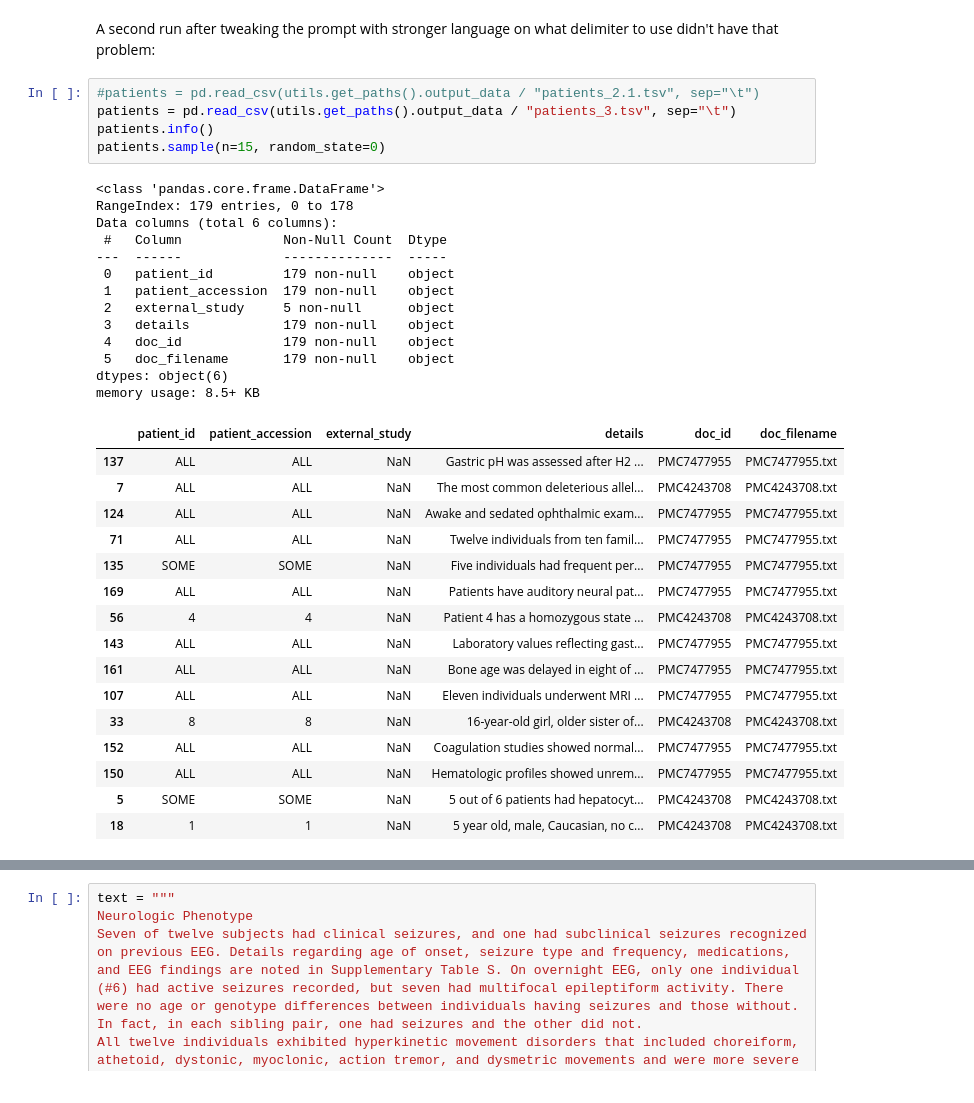
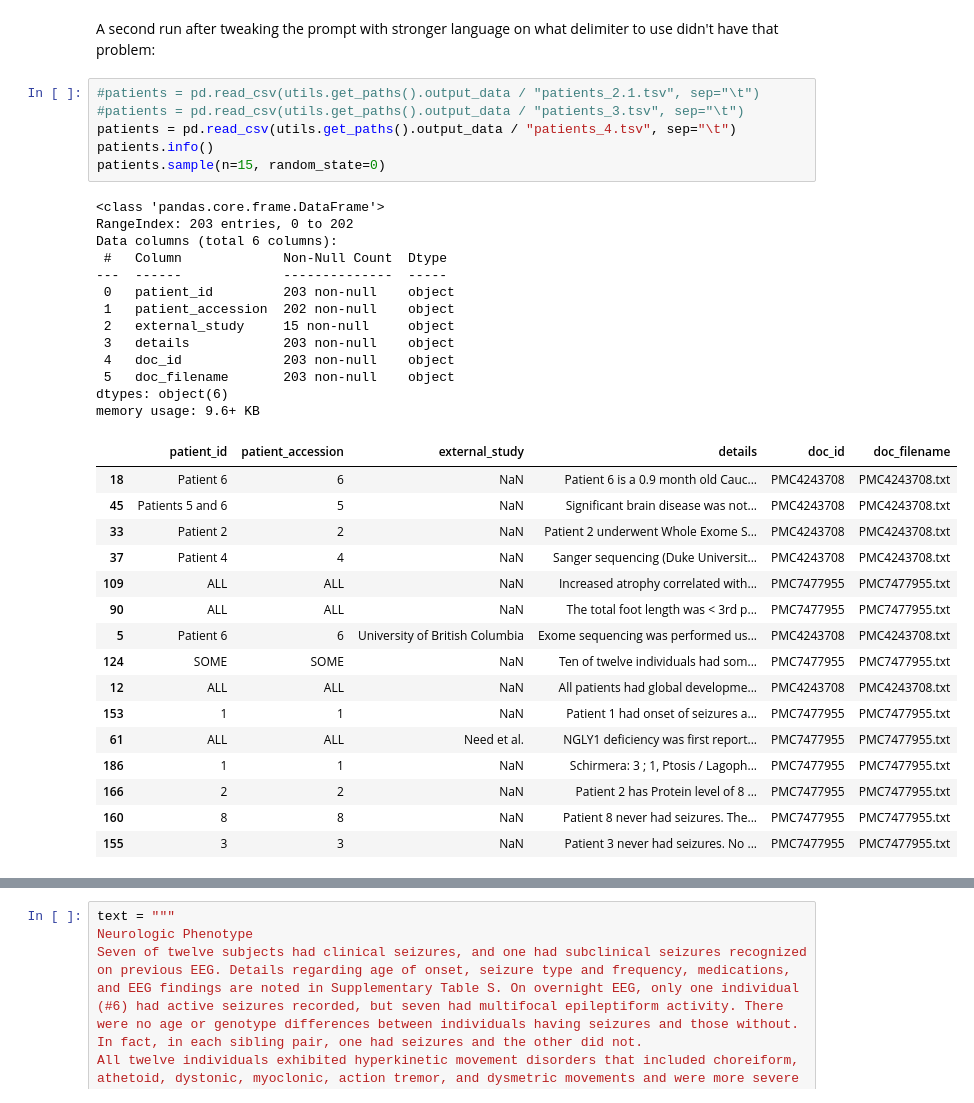
Before and after one commit to eric-czech/ngly1-gpt, a Jupyter notebook: ngly1_gpt/notebooks/patient_extraction.ipynb, the cells around one changed output, grey strips where cells are left out. Cells and saved outputs as stored; diff of their text form.

Commit message:
Add patient export pipeline

```diff
--- a/ngly1_gpt/notebooks/patient_extraction.ipynb
+++ b/ngly1_gpt/notebooks/patient_extraction.ipynb
@@ -86,39 +88,40 @@ memory usage: 8.6+ KB
 A second run after tweaking the prompt with stronger language on what delimiter to use didn't have that problem:
 # %%
 #patients = pd.read_csv(utils.get_paths().output_data / "patients_2.1.tsv", sep="\t")
-patients = pd.read_csv(utils.get_paths().output_data / "patients_3.tsv", sep="\t")
+#patients = pd.read_csv(utils.get_paths().output_data / "patients_3.tsv", sep="\t")
+patients = pd.read_csv(utils.get_paths().output_data / "patients_4.tsv", sep="\t")
 patients.info()
 patients.sample(n=15, random_state=0)
 # %% [output]
 <class 'pandas.core.frame.DataFrame'>
-RangeIndex: 179 entries, 0 to 178
+RangeIndex: 203 entries, 0 to 202
 Data columns (total 6 columns):
  #   Column             Non-Null Count  Dtype
 ---  ------             --------------  -----
- 0   patient_id         179 non-null    object
- 1   patient_accession  179 non-null    object
- 2   external_study     5 non-null      object
- 3   details            179 non-null    object
- 4   doc_id             179 non-null    object
- 5   doc_filename       179 non-null    object
+ 0   patient_id         203 non-null    object
+ 1   patient_accession  202 non-null    object
+ 2   external_study     15 non-null     object
+ 3   details            203 non-null    object
+ 4   doc_id             203 non-null    object
+ 5   doc_filename       203 non-null    object
 dtypes: object(6)
-memory usage: 8.5+ KB
+memory usage: 9.6+ KB
 |  | patient_id | patient_accession | external_study | details | doc_id | doc_filename |
-| 137 | ALL | ALL | NaN | Gastric pH was assessed after H2 ... | PMC7477955 | PMC7477955.txt |
-| 7 | ALL | ALL | NaN | The most common deleterious allel... | PMC4243708 | PMC4243708.txt |
-| 124 | ALL | ALL | NaN | Awake and sedated ophthalmic exam... | PMC7477955 | PMC7477955.txt |
-| 71 | ALL | ALL | NaN | Twelve individuals from ten famil... | PMC7477955 | PMC7477955.txt |
-| 135 | SOME | SOME | NaN | Five individuals had frequent per... | PMC7477955 | PMC7477955.txt |
-| 169 | ALL | ALL | NaN | Patients have auditory neural pat... | PMC7477955 | PMC7477955.txt |
-| 56 | 4 | 4 | NaN | Patient 4 has a homozygous state ... | PMC4243708 | PMC4243708.txt |
-| 143 | ALL | ALL | NaN | Laboratory values reflecting gast... | PMC7477955 | PMC7477955.txt |
-| 161 | ALL | ALL | NaN | Bone age was delayed in eight of ... | PMC7477955 | PMC7477955.txt |
-| 107 | ALL | ALL | NaN | Eleven individuals underwent MRI ... | PMC7477955 | PMC7477955.txt |
-| 33 | 8 | 8 | NaN | 16-year-old girl, older sister of... | PMC4243708 | PMC4243708.txt |
-| 152 | ALL | ALL | NaN | Coagulation studies showed normal... | PMC7477955 | PMC7477955.txt |
-| 150 | ALL | ALL | NaN | Hematologic profiles showed unrem... | PMC7477955 | PMC7477955.txt |
-| 5 | SOME | SOME | NaN | 5 out of 6 patients had hepatocyt... | PMC4243708 | PMC4243708.txt |
-| 18 | 1 | 1 | NaN | 5 year old, male, Caucasian, no c... | PMC4243708 | PMC4243708.txt |
+| 18 | Patient 6 | 6 | NaN | Patient 6 is a 0.9 month old Cauc... | PMC4243708 | PMC4243708.txt |
+| 45 | Patients 5 and 6 | 5 | NaN | Significant brain disease was not... | PMC4243708 | PMC4243708.txt |
+| 33 | Patient 2 | 2 | NaN | Patient 2 underwent Whole Exome S... | PMC4243708 | PMC4243708.txt |
+| 37 | Patient 4 | 4 | NaN | Sanger sequencing (Duke Universit... | PMC4243708 | PMC4243708.txt |
+| 109 | ALL | ALL | NaN | Increased atrophy correlated with... | PMC7477955 | PMC7477955.txt |
+| 90 | ALL | ALL | NaN | The total foot length was < 3rd p... | PMC7477955 | PMC7477955.txt |
+| 5 | Patient 6 | 6 | University of British Columbia | Exome sequencing was performed us... | PMC4243708 | PMC4243708.txt |
+| 124 | SOME | SOME | NaN | Ten of twelve individuals had som... | PMC7477955 | PMC7477955.txt |
+| 12 | ALL | ALL | NaN | All patients had global developme... | PMC4243708 | PMC4243708.txt |
+| 153 | 1 | 1 | NaN | Patient 1 had onset of seizures a... | PMC7477955 | PMC7477955.txt |
+| 61 | ALL | ALL | Need et al. | NGLY1 deficiency was first report... | PMC7477955 | PMC7477955.txt |
+| 186 | 1 | 1 | NaN | Schirmera: 3 ; 1, Ptosis / Lagoph... | PMC7477955 | PMC7477955.txt |
+| 166 | 2 | 2 | NaN | Patient 2 has Protein level of 8 ... | PMC7477955 | PMC7477955.txt |
+| 160 | 8 | 8 | NaN | Patient 8 never had seizures. The... | PMC7477955 | PMC7477955.txt |
+| 155 | 3 | 3 | NaN | Patient 3 never had seizures. No ... | PMC7477955 | PMC7477955.txt |
 # %%
 (
     patients[['doc_id', 'patient_id', 'patient_accession']]
```
Also changed, not shown: parts of 14 cells of this notebook, 14 other files.
